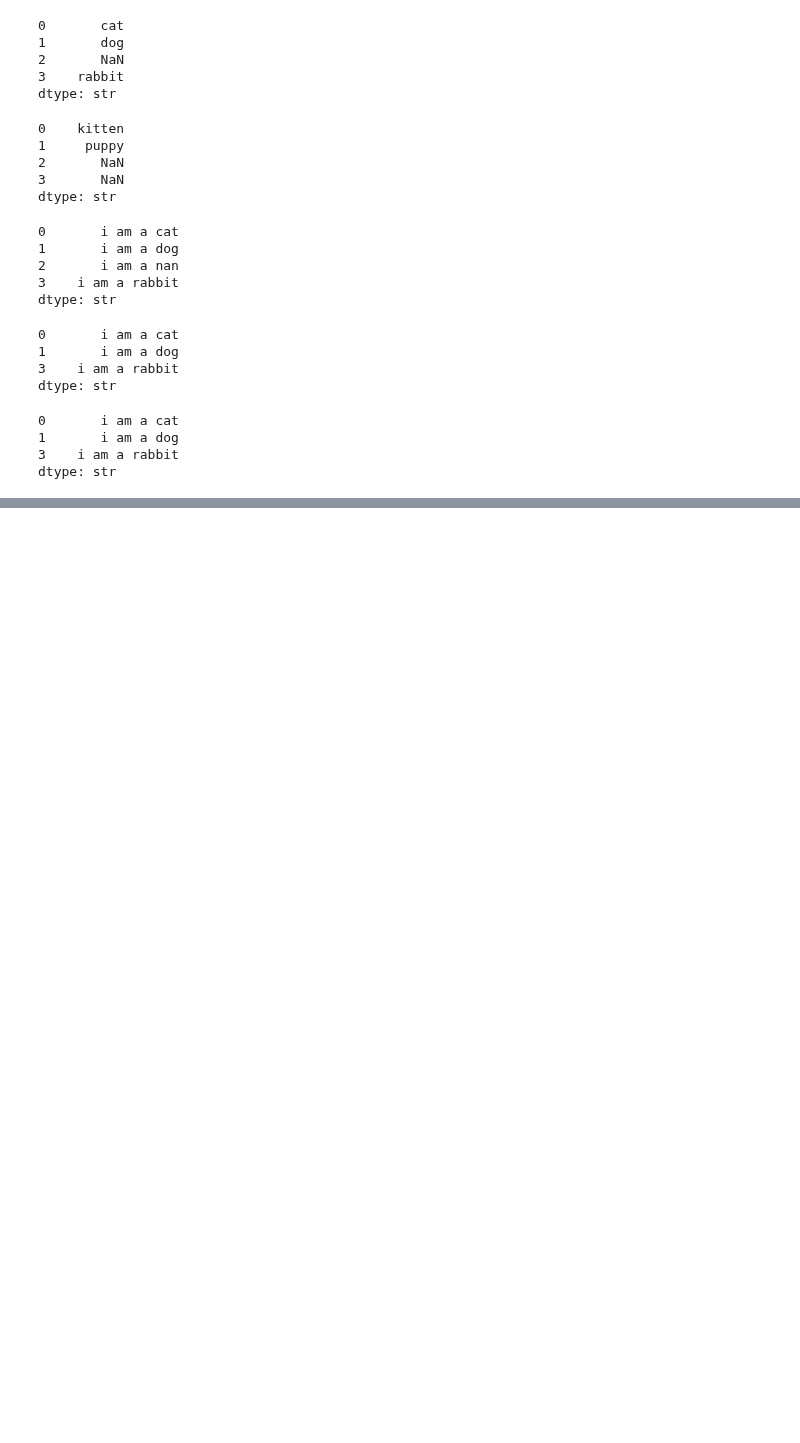
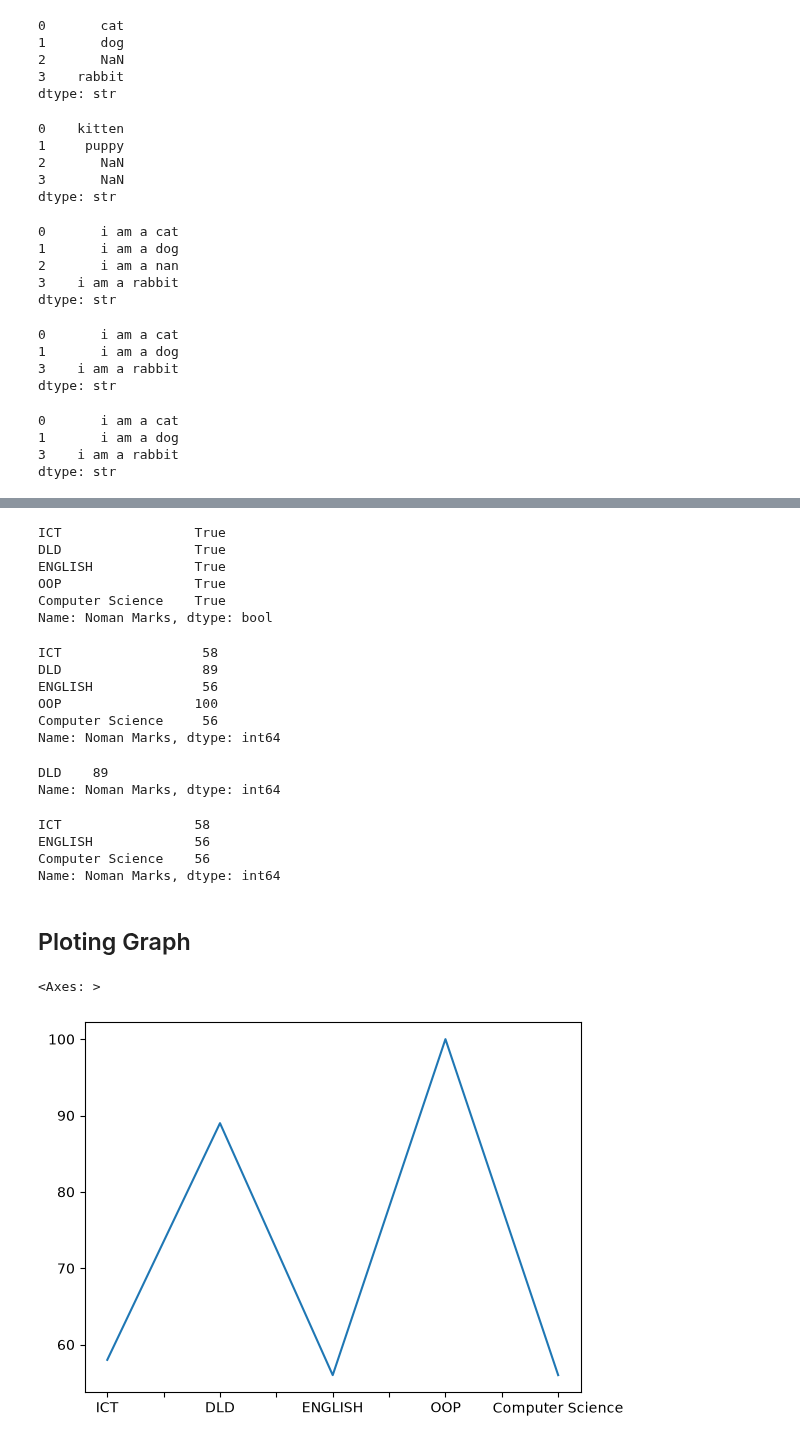
Before and after one commit to MuhammadNoman3405/Machine-Learning-Practice, a Jupyter notebook: Data Analysis With Python/Pandas/Pandas.ipynb, the cells around one changed output, grey strips where cells are left out. Cells and saved outputs as stored; diff of their text form; code cells hidden in the pictures; blank space fills up the shorter version.

```diff
--- a/Data Analysis With Python/Pandas/Pandas.ipynb
+++ b/Data Analysis With Python/Pandas/Pandas.ipynb
@@ -965,0 +1080,38 @@ dtype: str
+# %%
+# relational operators
+marks >=50
+# %% [output]
+ICT                 True
+DLD                 True
+ENGLISH             True
+OOP                 True
+Computer Science    True
+Name: Noman Marks, dtype: bool
+# %%
+marks[marks>=50] # Boolean indexing
+# %% [output]
+ICT                  58
+DLD                  89
+ENGLISH              56
+OOP                 100
+Computer Science     56
+Name: Noman Marks, dtype: int64
+# %%
+marks[marks%2!=0]
+# %% [output]
+DLD    89
+Name: Noman Marks, dtype: int64
+# %%
+marks[(marks >=20) & (marks <=80)]
+# %% [output]
+ICT                 58
+ENGLISH             56
+Computer Science    56
+Name: Noman Marks, dtype: int64
+# %% [markdown]
+## Ploting Graph
+# %%
+marks.plot()
+# %% [output]
+<Axes: >
+[figure, added]
```
Also changed, not shown: parts of 27 cells of this notebook.
